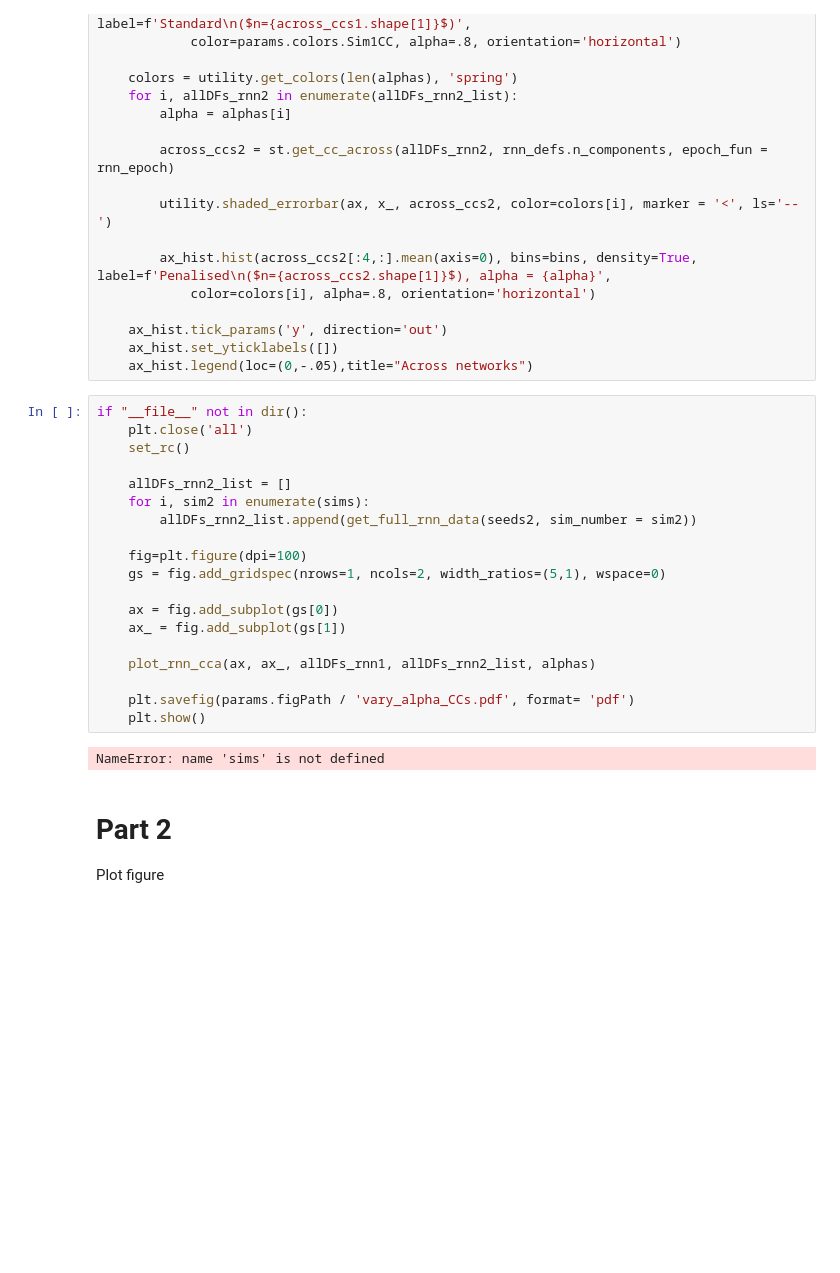
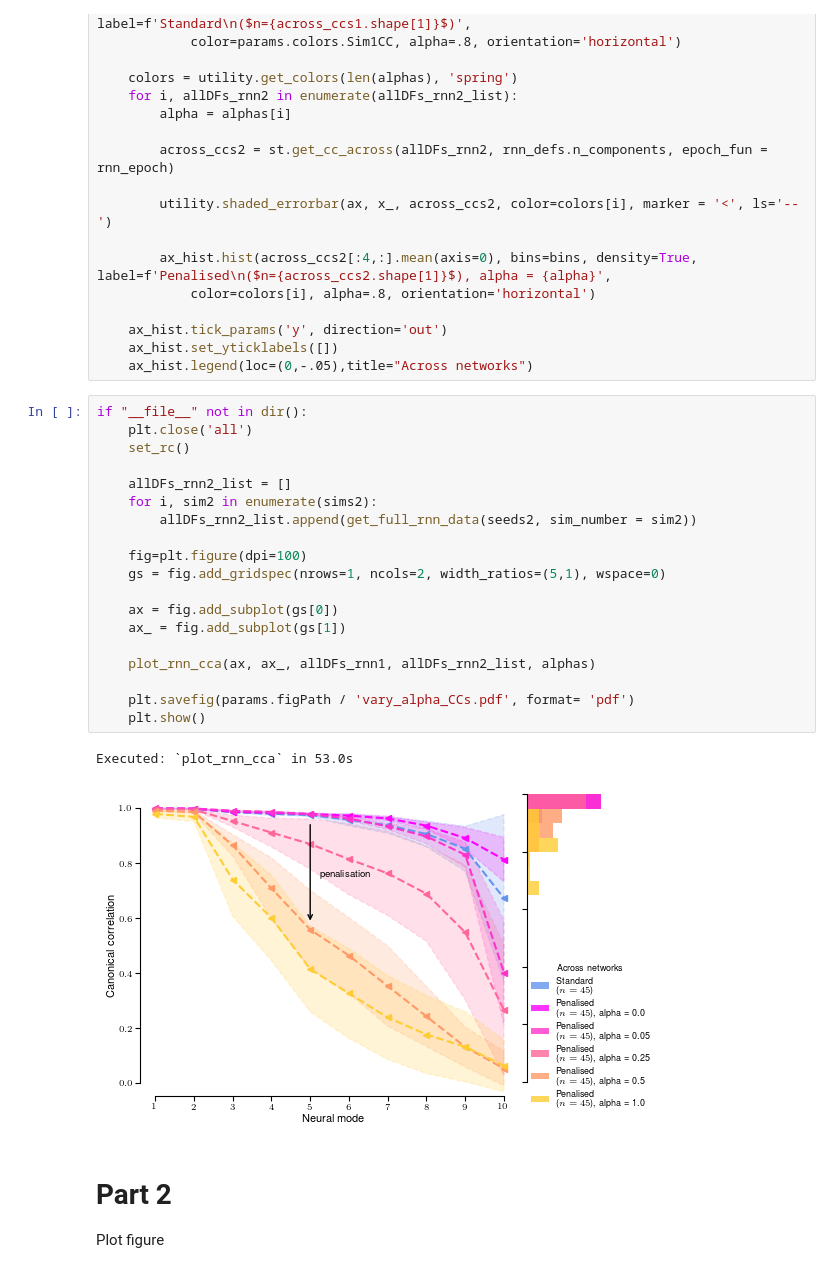
Before and after one commit to AtMostafa/multi-animal-alignment, a Jupyter notebook: paper/S9-rnn-vary-alpha.ipynb, the cells around one changed output. Saved outputs shown, nothing was run; the diff lists cells and outputs as text; blank space fills up the shorter version.

```diff
--- a/paper/S9-rnn-vary-alpha.ipynb
+++ b/paper/S9-rnn-vary-alpha.ipynb
@@ -329,24 +329,25 @@ def plot_rnn_cca(ax, ax_hist, allDFs_rnn1, allDFs_rnn2_list, alphas):
 # %%
 if "__file__" not in dir():
     plt.close('all')
     set_rc()
 
     allDFs_rnn2_list = []
-    for i, sim2 in enumerate(sims):
+    for i, sim2 in enumerate(sims2):
         allDFs_rnn2_list.append(get_full_rnn_data(seeds2, sim_number = sim2))
 
     fig=plt.figure(dpi=100)
     gs = fig.add_gridspec(nrows=1, ncols=2, width_ratios=(5,1), wspace=0)
 
     ax = fig.add_subplot(gs[0])
     ax_ = fig.add_subplot(gs[1])
 
     plot_rnn_cca(ax, ax_, allDFs_rnn1, allDFs_rnn2_list, alphas)
 
     plt.savefig(params.figPath / 'vary_alpha_CCs.pdf', format= 'pdf')
     plt.show()
 # %% [output]
-NameError: name 'sims' is not defined
+Executed: `plot_rnn_cca` in 53.0s
+[figure, added]
 # %% [markdown]
 # Part 2
 Plot figure
```
Also changed, not shown: parts of 5 cells of this notebook.
